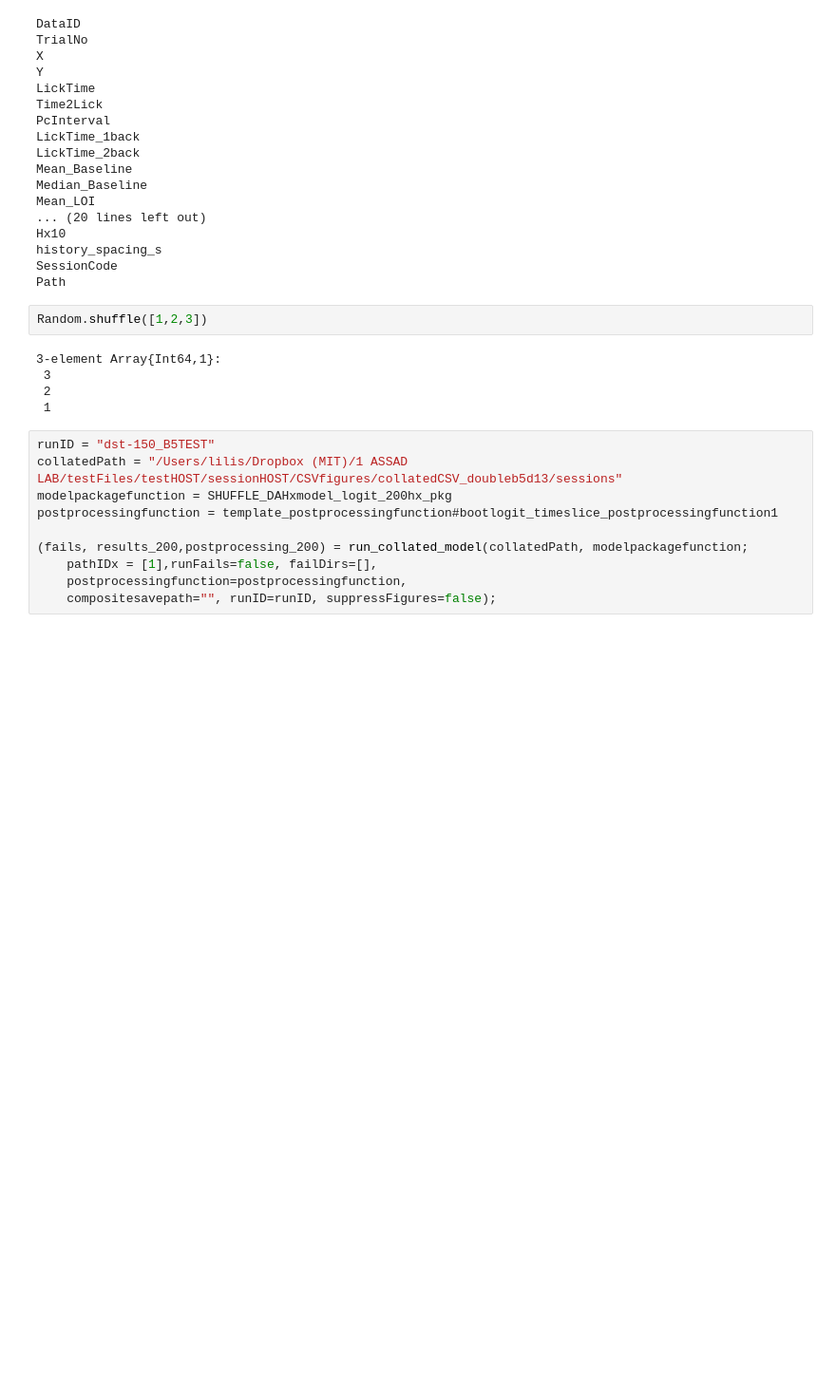
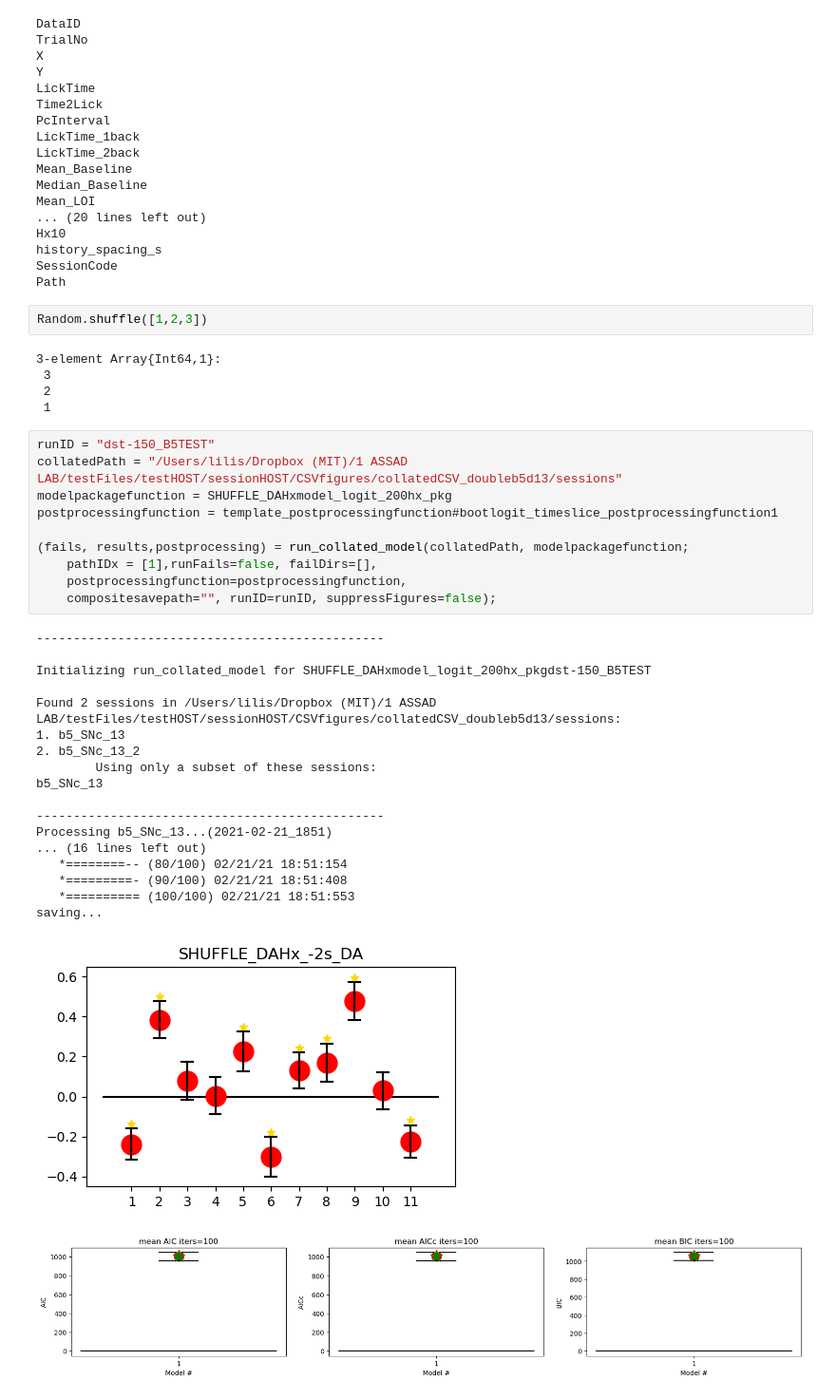
Before and after one commit to harvardschoolofmouse/HSOManalysisPackages, a Jupyter notebook: JuliaLanguage_Hierarchical_Models/2021-2-20 Hazard Fitting with Logit Model.ipynb, the cells around one changed output. Shown at 95% size. Cells and saved outputs as stored; diff of their text form; blank space fills up the shorter version.

```diff
--- a/JuliaLanguage_Hierarchical_Models/2021-2-20 Hazard Fitting with Logit Model.ipynb
+++ b/JuliaLanguage_Hierarchical_Models/2021-2-20 Hazard Fitting with Logit Model.ipynb
@@ -224,10 +224,30 @@ Random.shuffle([1,2,3])
 # %%
 runID = "dst-150_B5TEST"
 collatedPath = "/Users/lilis/Dropbox (MIT)/1 ASSAD LAB/testFiles/testHOST/sessionHOST/CSVfigures/collatedCSV_doubleb5d13/sessions"
 modelpackagefunction = SHUFFLE_DAHxmodel_logit_200hx_pkg
 postprocessingfunction = template_postprocessingfunction#bootlogit_timeslice_postprocessingfunction1
 
-(fails, results_200,postprocessing_200) = run_collated_model(collatedPath, modelpackagefunction;
+(fails, results,postprocessing) = run_collated_model(collatedPath, modelpackagefunction;
     pathIDx = [1],runFails=false, failDirs=[],
     postprocessingfunction=postprocessingfunction,
     compositesavepath="", runID=runID, suppressFigures=false);
+# %% [output]
+-----------------------------------------------
+
+Initializing run_collated_model for SHUFFLE_DAHxmodel_logit_200hx_pkgdst-150_B5TEST
+
+Found 2 sessions in /Users/lilis/Dropbox (MIT)/1 ASSAD LAB/testFiles/testHOST/sessionHOST/CSVfigures/collatedCSV_doubleb5d13/sessions:
+1. b5_SNc_13
+2. b5_SNc_13_2
+        Using only a subset of these sessions:
+b5_SNc_13
+
+-----------------------------------------------
+Processing b5_SNc_13...(2021-02-21_1851)
+... (16 lines left out)
+   *========-- (80/100) 02/21/21 18:51:154
+   *=========- (90/100) 02/21/21 18:51:408
+   *========== (100/100) 02/21/21 18:51:553
+saving...
+[figure, added]
+[figure, added]
```
Also changed, not shown: parts of 2 cells of this notebook, 1 other file.
